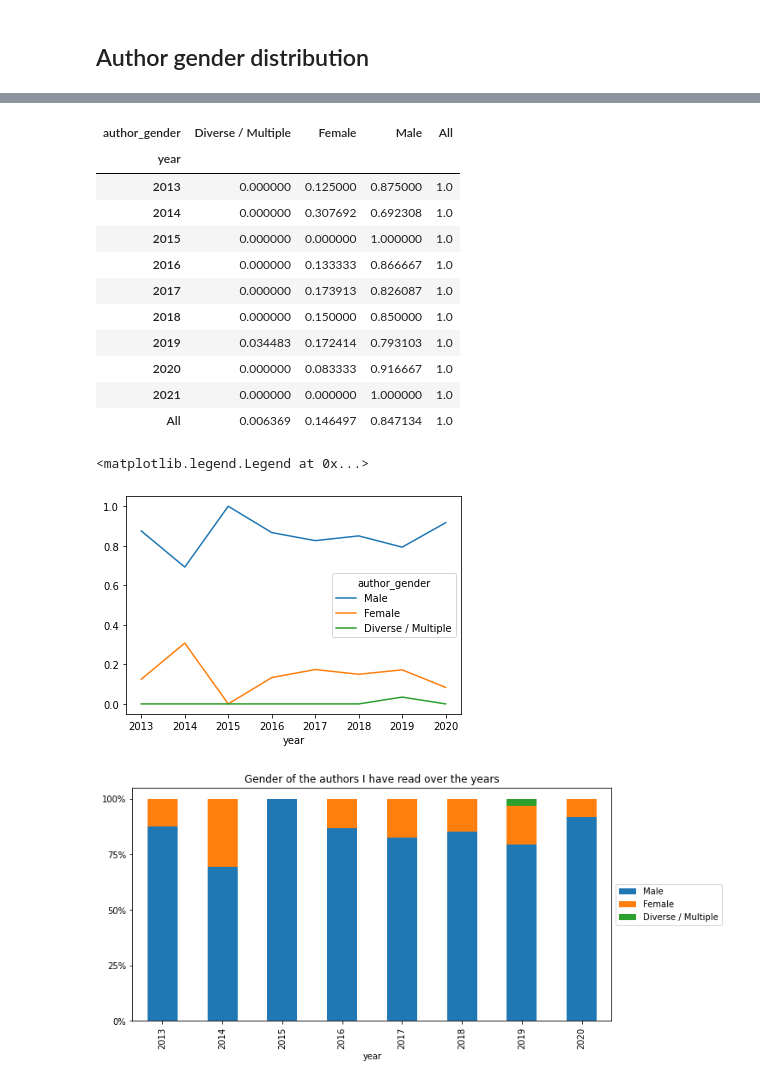
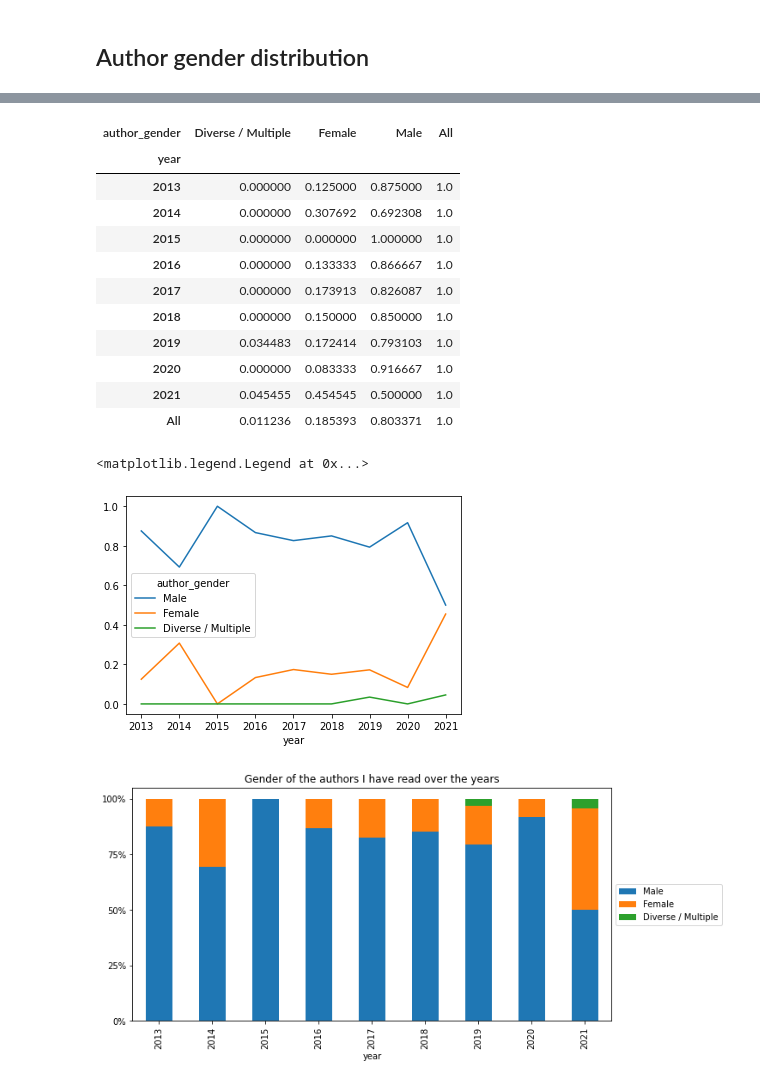
Before and after one commit to floriandotpy/data-playground, a Jupyter notebook: lesetagebuch-stats.ipynb, the cells around one changed output, grey strips where cells are left out. Drawn from its saved outputs; the diff is of its cells as text; code cells hidden in the pictures.

```diff
--- a/lesetagebuch-stats.ipynb
+++ b/lesetagebuch-stats.ipynb
@@ -97,7 +97,7 @@ books_flat = [
     {
         **{k:v for k, v in book.items() if k not in drop_keys},
         **{
-            'author': book['book']['author']['name'],
+            'author': book['book']['authors'][0]['name'],
             'title': book['book']['title'],
             'book_pages': book['book']['pages'],
             'username': book['user']['username'],
@@ -490,25 +490,25 @@ table_gender_2
 | 2018 | 0.000000 | 0.150000 | 0.850000 | 1.0 |
 | 2019 | 0.034483 | 0.172414 | 0.793103 | 1.0 |
 | 2020 | 0.000000 | 0.083333 | 0.916667 | 1.0 |
-| 2021 | 0.000000 | 0.000000 | 1.000000 | 1.0 |
-| All | 0.006369 | 0.146497 | 0.847134 | 1.0 |
+| 2021 | 0.045455 | 0.454545 | 0.500000 | 1.0 |
+| All | 0.011236 | 0.185393 | 0.803371 | 1.0 |
 # %%
 tagged_years = table_gender_2.loc[
-    [2013, 2014, 2015, 2016, 2017, 2018, 2019, 2020]
+    [2013, 2014, 2015, 2016, 2017, 2018, 2019, 2020, 2021]
 ][
     ['Male', 'Female', 'Diverse / Multiple']  # hide 'All'
 ]
 tagged_years.plot.line()
 ax = tagged_years.plot.bar(
     title='Gender of the authors I have read over the years',
     stacked=True,
     yticks=([0, 0.25, 0.5, 0.75, 1.0]),
     figsize=(10,5),
 #     colormap='tab20b'
 )
 ax.set_yticklabels(['0%', '25%', '50%', '75%', '100%'])
 ax.legend(loc='center left', bbox_to_anchor=(1.0, 0.5))
 # %% [output]
 <matplotlib.legend.Legend at 0x...>
-[figure, old version]
+[figure, new version]
-[figure, old version]
+[figure, new version]
```
Also changed, not shown: parts of 25 cells of this notebook, 1 other file.
